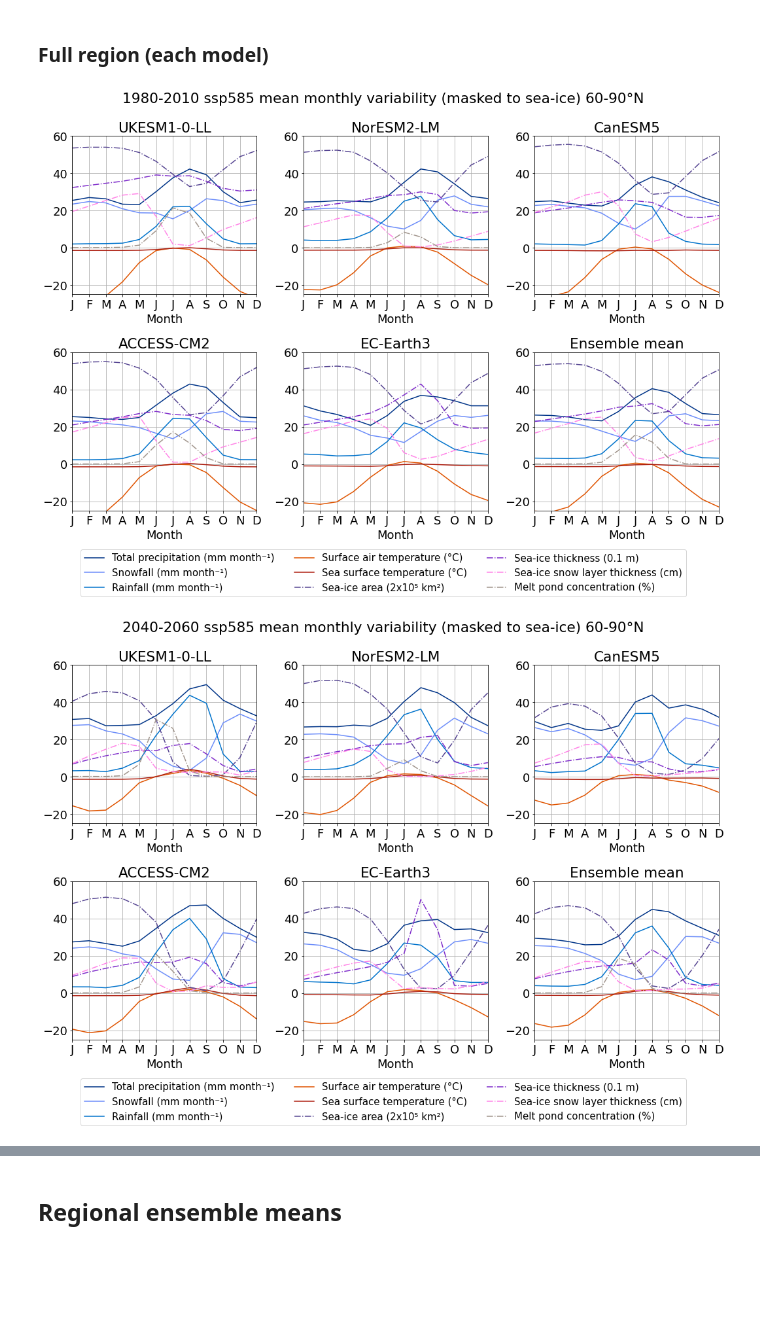
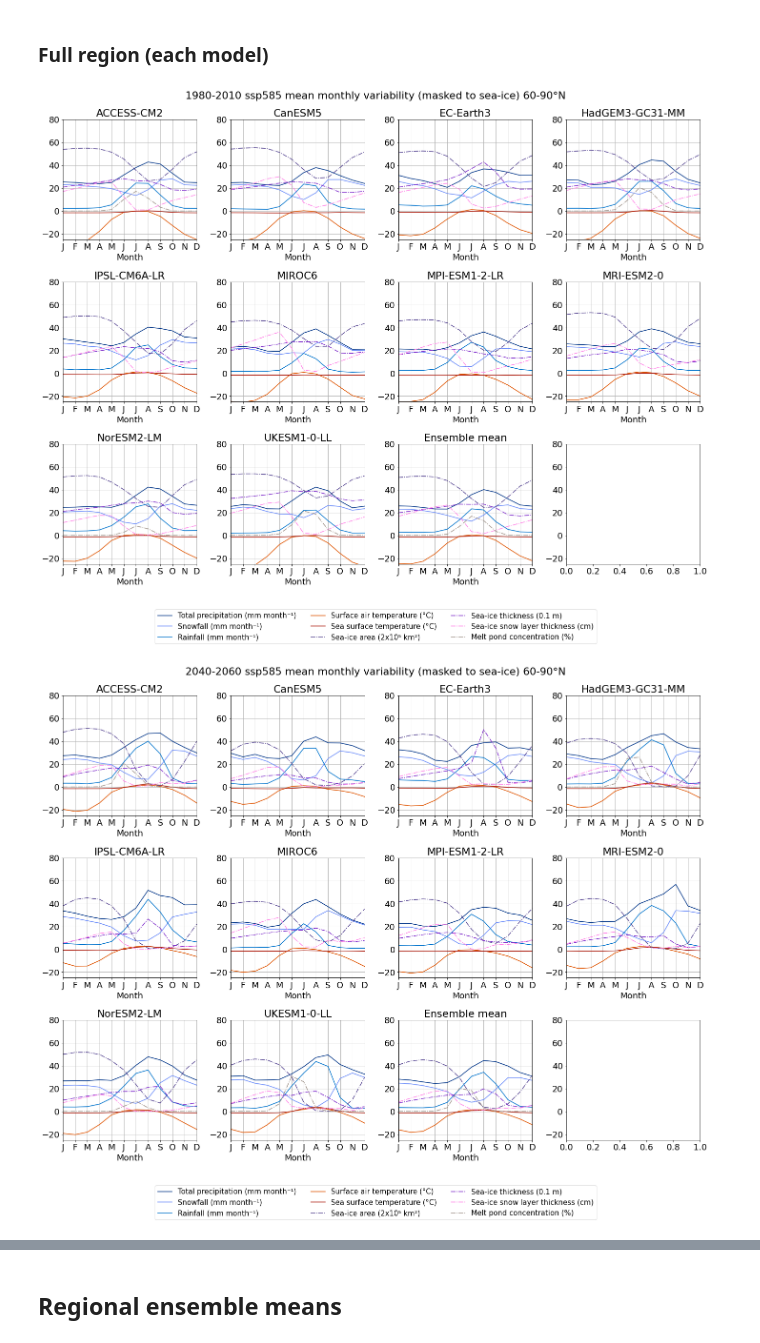
Before and after one commit to hannahwoodward/cmip6-seaice-precipitation, a Jupyter notebook: ensemble-comp-si.ipynb, the cells around one changed output, grey strips where cells are left out. Saved outputs shown, nothing was run; the diff lists cells and outputs as text; code cells hidden in the pictures; blank space fills up the shorter version.

```diff
--- a/ensemble-comp-si.ipynb
+++ b/ensemble-comp-si.ipynb
@@ -129,13 +132,13 @@ for s in time_slices:
         legend_below=True,
         title=f'{s_label} {experiment} ensemble mean monthly variability (masked to sea-ice) 60-90°N',
         ylabel=time_series_y_label,
-        yrange=(-30, 60),
+        yrange=(-30, 80),
         variables=['Ensemble mean']
     )
 
     for data in variables:
-        data_min = data.to_array('min').min('min')
-        data_max = data.to_array('max').max('max')
+        data_min = data.to_array('min').min('min', skipna=True)
+        data_max = data.to_array('max').max('max', skipna=True)
 
         fig.axes[0].fill_between(
             np.arange(1, 13),
@@ -190,34 +280,34 @@ for s in time_slices:
         slice_sisnthick[model].attrs['color'] = '#ff84e8'
 
         slice_simp = ensemble_simp_time_series.sel(**s['slice']).groupby('time.month').mean('time')
         if model in slice_simp:
             slice_simp[model].attrs['label'] = 'Melt pond concentration (%)'
             slice_simp[model].attrs['color'] = '#A0948B'
 
         model_variables = [
             slice_pr[model],
             slice_prsn[model],
             slice_prra[model],
             slice_tas[model],
             slice_tos[model],
             slice_siconc[model],
             slice_sithick[model],
             slice_sisnthick[model]
         ]
         if model in slice_simp:
             model_variables.append(slice_simp[model])
 
         arr.append(model_variables)
 
     libs.plot.monthly_variability_model(
         arr,
         cols=3,
         legend_below=True,
-        shape=(2, 3),
+        shape=(3, 4),
         title=f'{s_label} {experiment} mean monthly variability (masked to sea-ice) 60-90°N',
         ylabel=time_series_y_label,
-        yrange=(-25, 60), #time_series_y_range_monthly
+        yrange=(-25, 80), #time_series_y_range_monthly
     )
 # %% [output]
-[figure, old version]
+[figure, new version]
-[figure, old version]
+[figure, new version]
```
Also changed, not shown: parts of 6 cells of this notebook, 1 other file.
